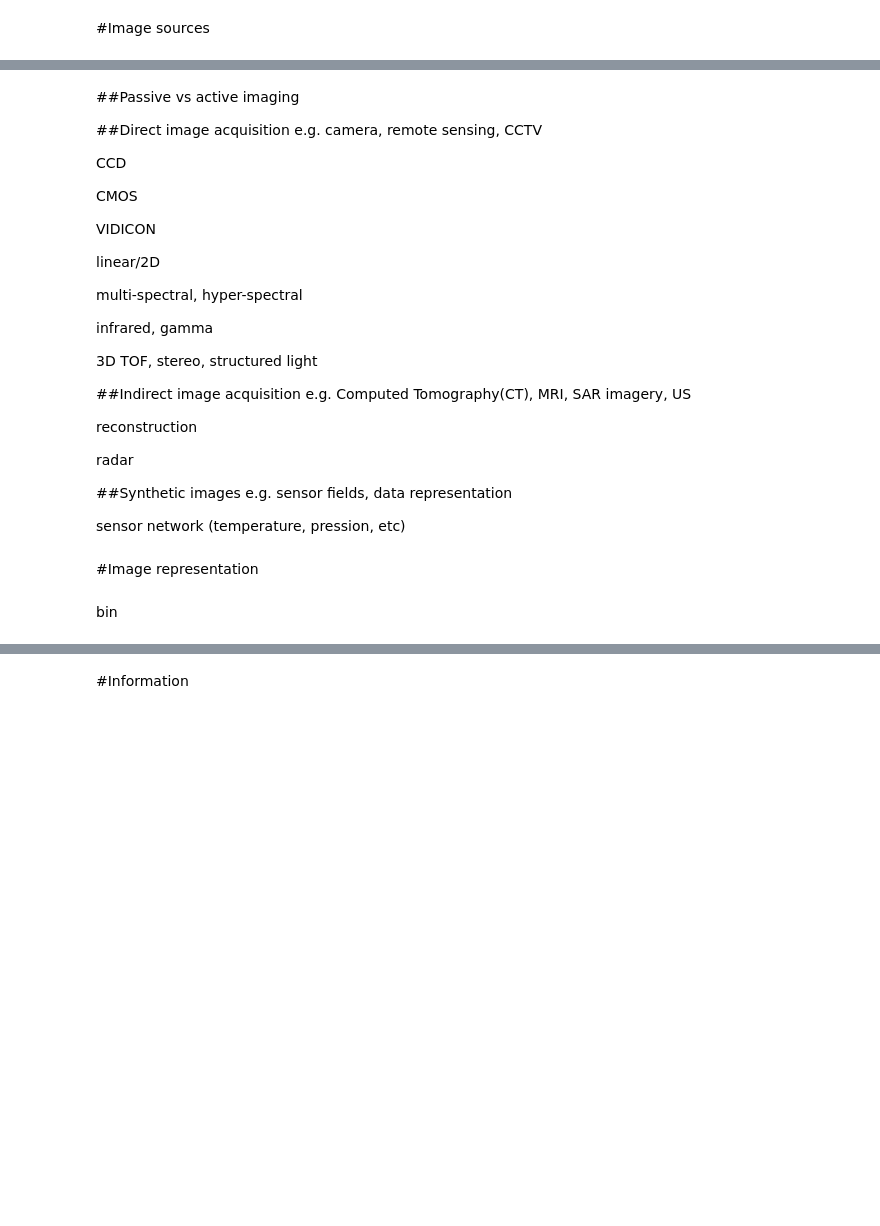
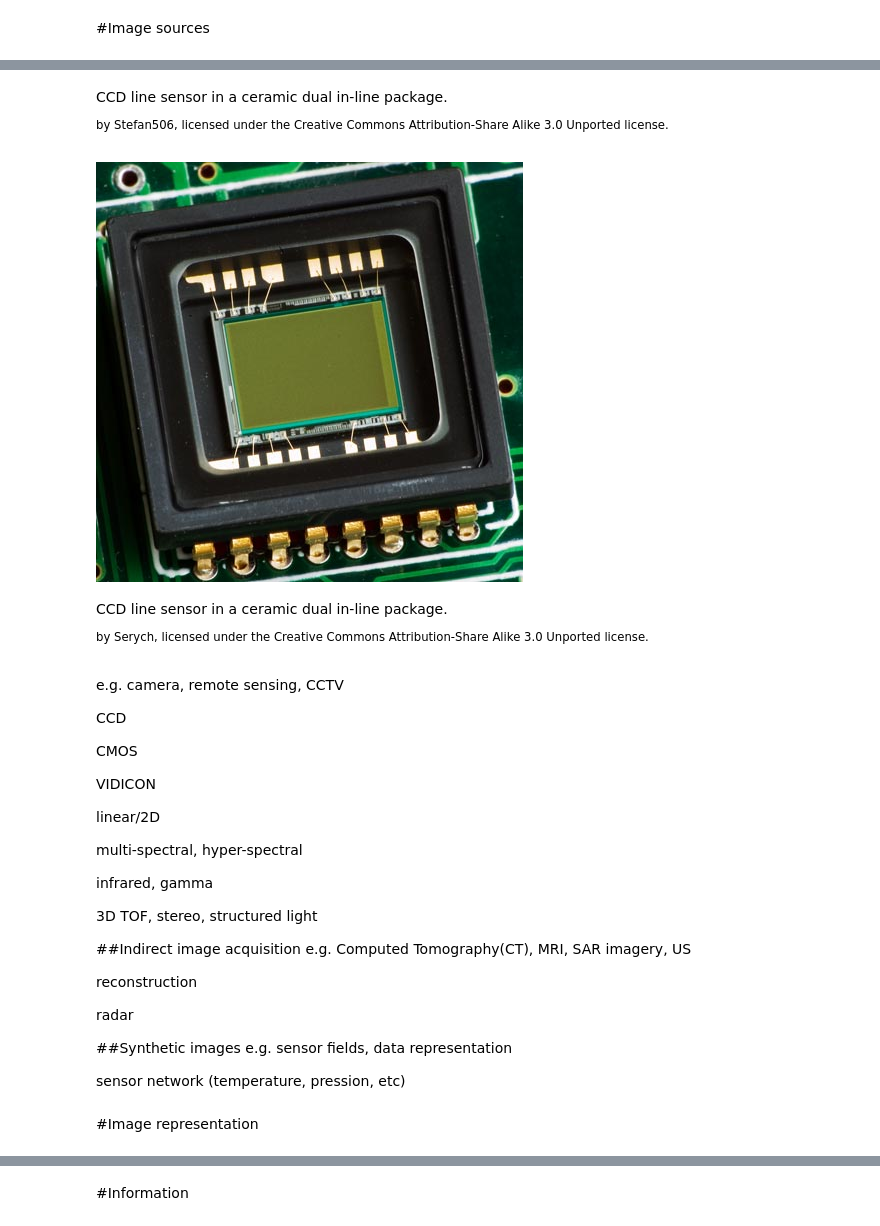
Before and after one commit to odebeir/info-h-500-501, a Jupyter notebook: 01-Introduction/02-Digital image.ipynb, the cells around one changed output, grey strips where cells are left out. Drawn from its saved outputs; the diff is of its cells as text; code cells hidden in the pictures; blank space fills up the shorter version.

```diff
--- a/01-Introduction/02-Digital image.ipynb
+++ b/01-Introduction/02-Digital image.ipynb
@@ -27,8 +38,16 @@ from helpers import show_hide
+# %% [markdown]
+CCD line sensor in a ceramic dual in-line package.
+
+<sup>by Stefan506, licensed under the Creative Commons Attribution-Share Alike 3.0 Unported license.<sup>
+# %%
+Image('https://upload.wikimedia.org/wikipedia/commons/1/17/CCD_in_camera.jpg')
+# %% [output]
+[figure, added]
+# %% [markdown]
+CCD line sensor in a ceramic dual in-line package.
+
+<sup>by Serych, licensed under the Creative Commons Attribution-Share Alike 3.0 Unported license.<sup>
 # %% [markdown]
-##Passive vs active imaging
-
-
-##Direct image acquisition
 e.g. camera, remote sensing, CCTV
 
 CCD
@@ -59,5 +78,3 @@ e.g. sensor fields, data representation
 sensor network (temperature, pression, etc)
 # %% [markdown]
 #Image representation
-# %% [markdown]
-bin
```
Also changed, not shown: parts of 4 cells of this notebook.
